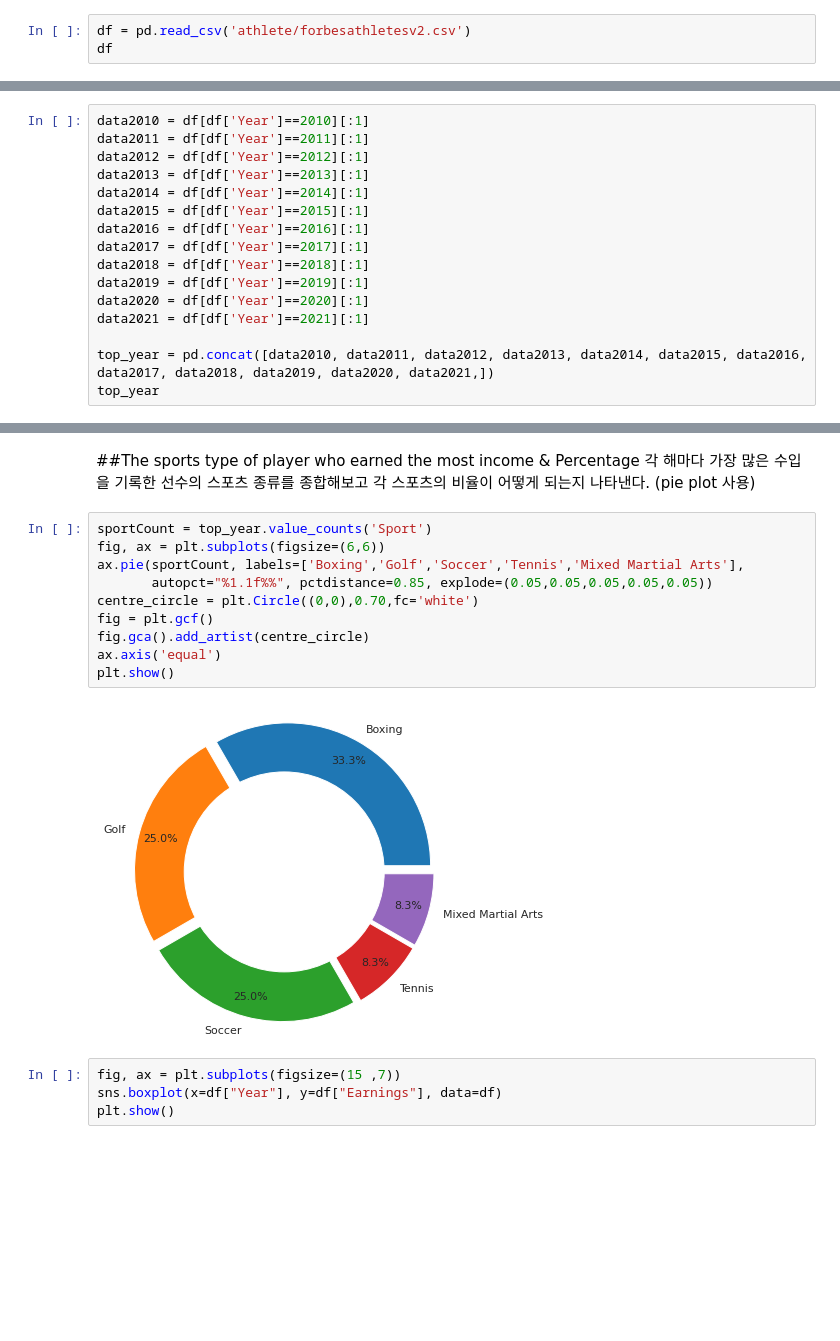
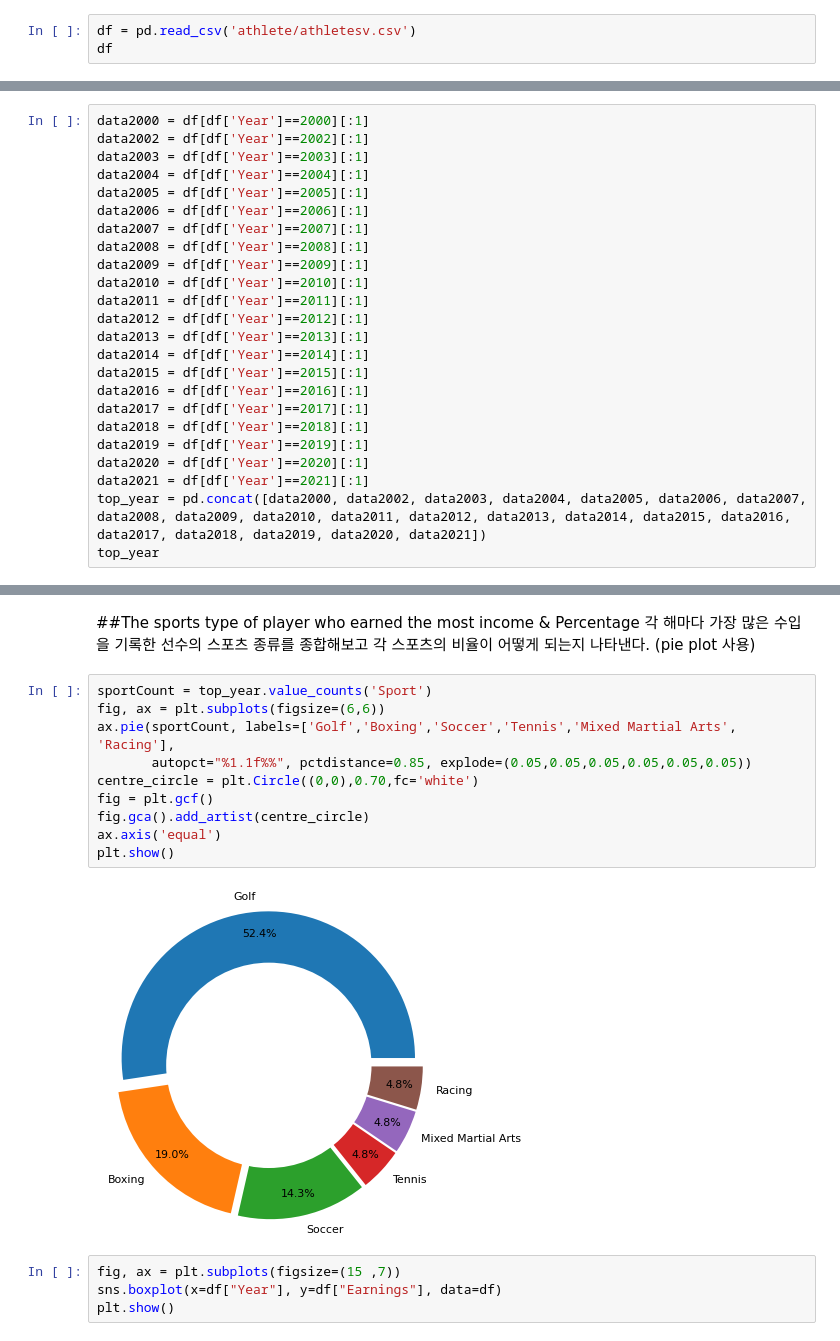
Before and after one commit to gjsin1105/DAP__, a Jupyter notebook: FinalProject.ipynb, the cells around one changed output, grey strips where cells are left out. Cells and saved outputs as stored; diff of their text form; blank space fills up the shorter version.

```diff
--- a/FinalProject.ipynb
+++ b/FinalProject.ipynb
@@ -16,7 +17,7 @@ import seaborn as sns
 ##Get the Data
 각 스포츠별로 선수들의 수입을 저장한 데이터를 가져온다.
 # %%
-df = pd.read_csv('athlete/forbesathletesv2.csv')
+df = pd.read_csv('athlete/athletesv.csv')
 df
 # %% [output]
 |  | Name | Earnings | Year | Sport |
@@ -155,5 +157,14 @@ plt.show()
 기존의 dataframe에서 연도별로 가장 많은 수입을 기록한 선수들의 정보를 가져와서 새로운 dataframe을 만든다.
 # %%
+data2000 = df[df['Year']==2000][:1]
+data2002 = df[df['Year']==2002][:1]
+data2003 = df[df['Year']==2003][:1]
+data2004 = df[df['Year']==2004][:1]
+data2005 = df[df['Year']==2005][:1]
+data2006 = df[df['Year']==2006][:1]
+data2007 = df[df['Year']==2007][:1]
+data2008 = df[df['Year']==2008][:1]
+data2009 = df[df['Year']==2009][:1]
 data2010 = df[df['Year']==2010][:1]
 data2011 = df[df['Year']==2011][:1]
 data2012 = df[df['Year']==2012][:1]
@@ -166,8 +177,7 @@ data2018 = df[df['Year']==2018][:1]
 data2019 = df[df['Year']==2019][:1]
 data2020 = df[df['Year']==2020][:1]
 data2021 = df[df['Year']==2021][:1]
-
-top_year = pd.concat([data2010, data2011, data2012, data2013, data2014, data2015, data2016, data2017, data2018, data2019, data2020, data2021,])
+top_year = pd.concat([data2000, data2002, data2003, data2004, data2005, data2006, data2007, data2008, data2009, data2010, data2011, data2012, data2013, data2014, data2015, data2016, data2017, data2018, data2019, data2020, data2021])
 top_year
 # %% [output]
 |  | Name | Earnings | Year | Sport |
@@ -199,15 +213,15 @@ plt.show()
 # %%
 sportCount = top_year.value_counts('Sport')
 fig, ax = plt.subplots(figsize=(6,6))
-ax.pie(sportCount, labels=['Boxing','Golf','Soccer','Tennis','Mixed Martial Arts'],
-       autopct="%1.1f%%", pctdistance=0.85, explode=(0.05,0.05,0.05,0.05,0.05))
+ax.pie(sportCount, labels=['Golf','Boxing','Soccer','Tennis','Mixed Martial Arts', 'Racing'],
+       autopct="%1.1f%%", pctdistance=0.85, explode=(0.05,0.05,0.05,0.05,0.05,0.05))
 centre_circle = plt.Circle((0,0),0.70,fc='white')
 fig = plt.gcf()
 fig.gca().add_artist(centre_circle)
 ax.axis('equal')
 plt.show()
 # %% [output]
-[figure, old version]
+[figure, new version]
 # %%
 fig, ax = plt.subplots(figsize=(15 ,7))
 sns.boxplot(x=df["Year"], y=df["Earnings"], data=df)
```
Also changed, not shown: parts of 15 cells of this notebook.
